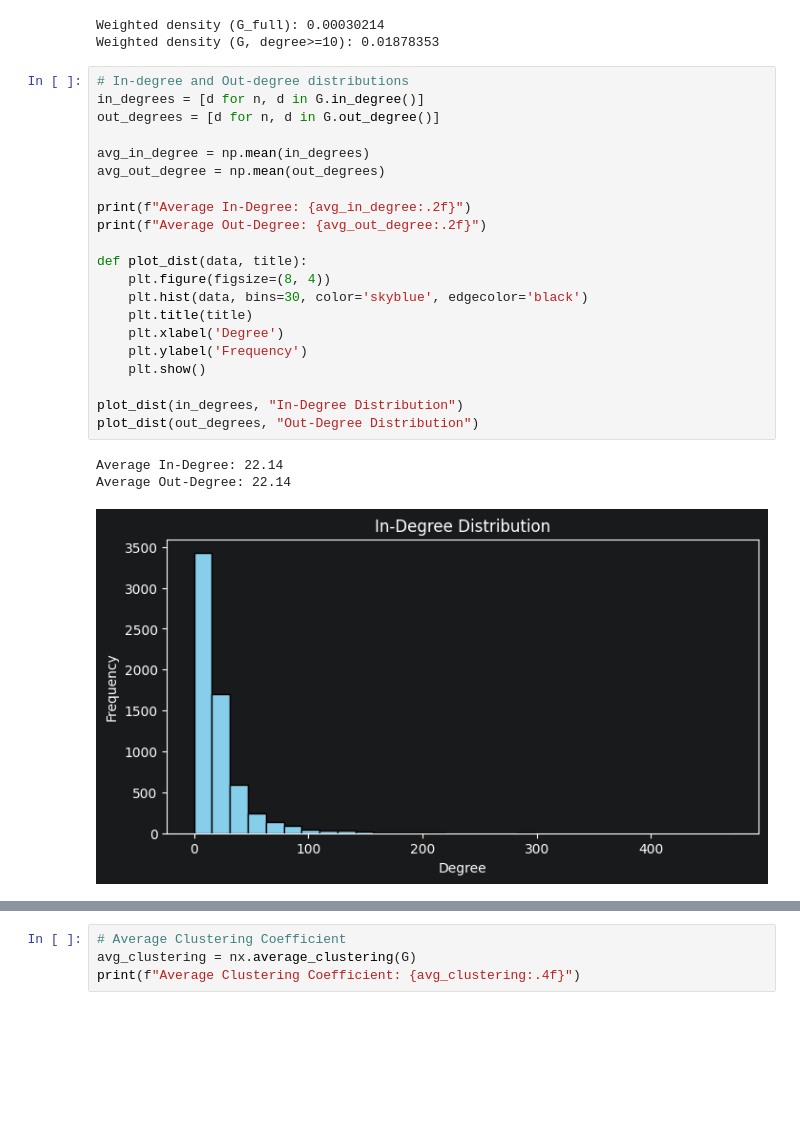
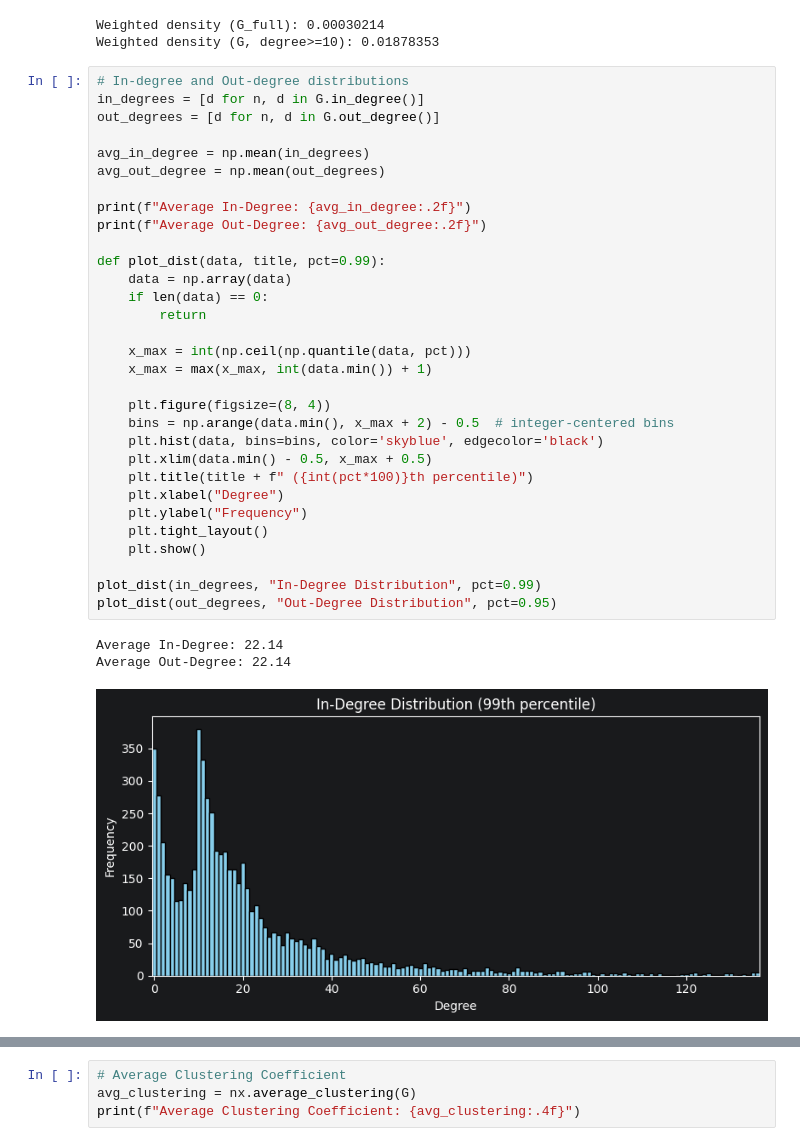
Before and after one commit to SrujanaJasmine/Spy-Networks-Covert-Communication-Patterns-in-Social-Media, a Jupyter notebook: DMSN_task1.ipynb, the cells around one changed output, grey strips where cells are left out. Drawn from its saved outputs; the diff is of its cells as text; blank space fills up the shorter version.

```diff
--- a/DMSN_task1.ipynb
+++ b/DMSN_task1.ipynb
@@ -61,25 +61,35 @@ Weighted density (G, degree>=10): 0.01878353
 # %%
 # In-degree and Out-degree distributions
 in_degrees = [d for n, d in G.in_degree()]
 out_degrees = [d for n, d in G.out_degree()]
 
 avg_in_degree = np.mean(in_degrees)
 avg_out_degree = np.mean(out_degrees)
 
 print(f"Average In-Degree: {avg_in_degree:.2f}")
 print(f"Average Out-Degree: {avg_out_degree:.2f}")
 
-def plot_dist(data, title):
+def plot_dist(data, title, pct=0.99):
+    data = np.array(data)
+    if len(data) == 0:
+        return
+
+    x_max = int(np.ceil(np.quantile(data, pct)))
+    x_max = max(x_max, int(data.min()) + 1)
+
     plt.figure(figsize=(8, 4))
-    plt.hist(data, bins=30, color='skyblue', edgecolor='black')
-    plt.title(title)
-    plt.xlabel('Degree')
-    plt.ylabel('Frequency')
+    bins = np.arange(data.min(), x_max + 2) - 0.5  # integer-centered bins
+    plt.hist(data, bins=bins, color='skyblue', edgecolor='black')
+    plt.xlim(data.min() - 0.5, x_max + 0.5)
+    plt.title(title + f" ({int(pct*100)}th percentile)")
+    plt.xlabel("Degree")
+    plt.ylabel("Frequency")
+    plt.tight_layout()
     plt.show()
 
-plot_dist(in_degrees, "In-Degree Distribution")
-plot_dist(out_degrees, "Out-Degree Distribution")
+plot_dist(in_degrees, "In-Degree Distribution", pct=0.99)
+plot_dist(out_degrees, "Out-Degree Distribution", pct=0.95)
 # %% [output]
 Average In-Degree: 22.14
 Average Out-Degree: 22.14
-[figure, old version]
+[figure, new version]
```
Also changed, not shown: parts of 2 cells of this notebook.
